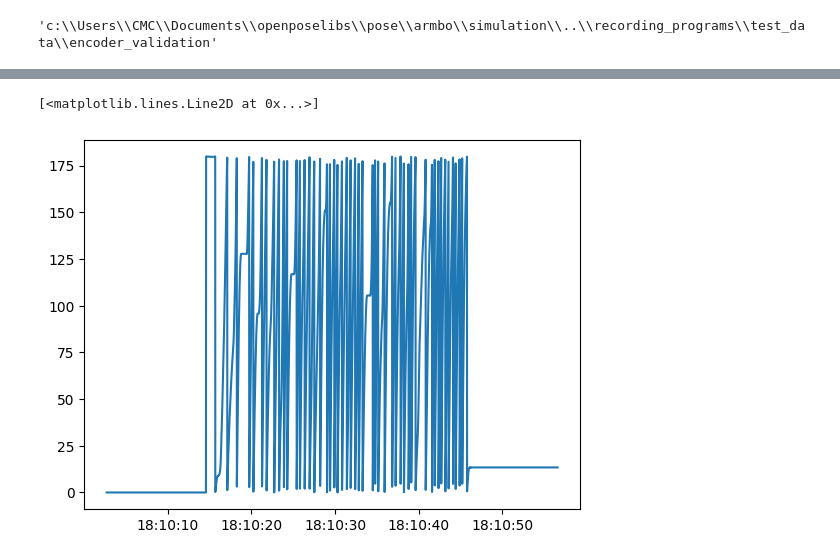
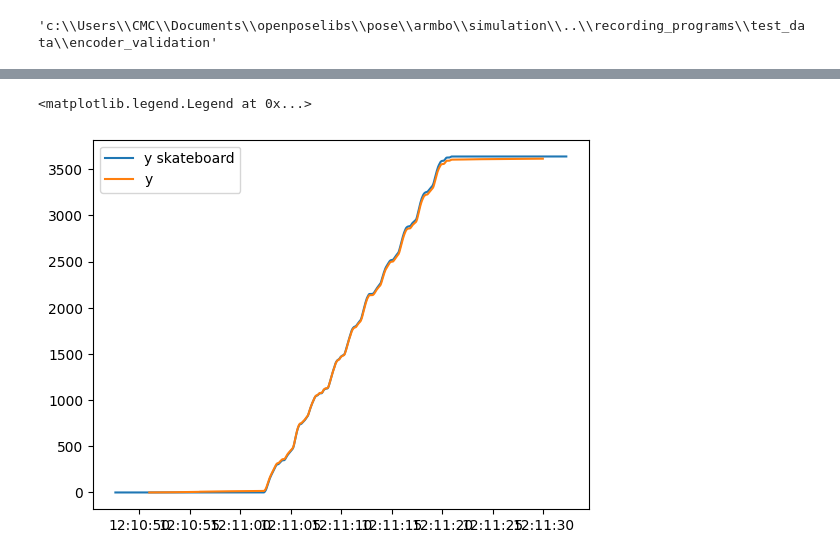
Before and after one commit to SujithChristopher/armbo_preliminary_work, a Jupyter notebook: simulation/ipy_notebooks/encoder_validation.ipynb, the cells around one changed output, grey strips where cells are left out. Saved outputs shown, nothing was run; the diff lists cells and outputs as text; code cells hidden in the pictures.

```diff
--- a/simulation/ipy_notebooks/encoder_validation.ipynb
+++ b/simulation/ipy_notebooks/encoder_validation.ipynb
@@ -23,7 +23,7 @@ from scipy.signal import peak_prominences
 from support.imu_calculations import *
 # %%
 _parent_folder = "encoder_validation"
-_folder_name = "sk28_et_0"
+_folder_name = "sk28_et_2"
 _base_pth = os.path.dirname(os.getcwd())
 _base_pth = os.path.join(_base_pth, "..","recording_programs", "test_data", _parent_folder)
 _base_pth
@@ -57,7 +57,7 @@ _sk_df
 # %%
 # type in marker details
-_xm = get_marker_name(1)
-_zm = get_marker_name(3)
+_xm = get_marker_name(3)
+_zm = get_marker_name(1)
 _om = get_marker_name(2)
 # %%
 _mocap_df, st_time = read_rigid_body_csv(os.path.join(_base_pth, _folder_name.split("_")[0] ,_folder_name + ".csv"))
@@ -115,0 +114,7 @@ plt.plot(np.rad2deg(_mocap_df.rb_ang_y))
+# %%
+theta_df = pd.DataFrame({"time": _m_df["time"], "theta_y": _theta_y})
+theta_df["diff"] = abs(theta_df["theta_y"].diff())
+# replace nan with 0
+theta_df["diff"].fillna(0, inplace=True)
+# integrate angle
+df, _ = get_orientation(theta_df, "diff")
@@ -117,12 +127,10 @@ plt.plot(np.rad2deg(_mocap_df.rb_ang_y))
 _ang_df = _sk_df[['time', 'e_t']].copy()
 # %%
 _ang_df["ang_y"] = _ang_df["e_t"].apply(lambda x: x*0.09)
-# change angle to 0 to 360
-_ang_df["ang_y"] = _ang_df["ang_y"].apply(lambda n: n%180)
-
-# _ang_df["ang_y"] = _ang_df["ang_y"] - _ang_df["ang_y"][0]
 # %%
-plt.plot(_ang_df["time"], _ang_df["ang_y"])
+plt.plot(_ang_df["time"], _ang_df["ang_y"], label="y skateboard")
+plt.plot(df["time"], df["theta"]*50, label="y")
+plt.legend()
 # %% [output]
-[<matplotlib.lines.Line2D at 0x...>]
+<matplotlib.legend.Legend at 0x...>
-[figure, old version]
+[figure, new version]
```
Also changed, not shown: parts of 6 cells of this notebook, 4 other files.
